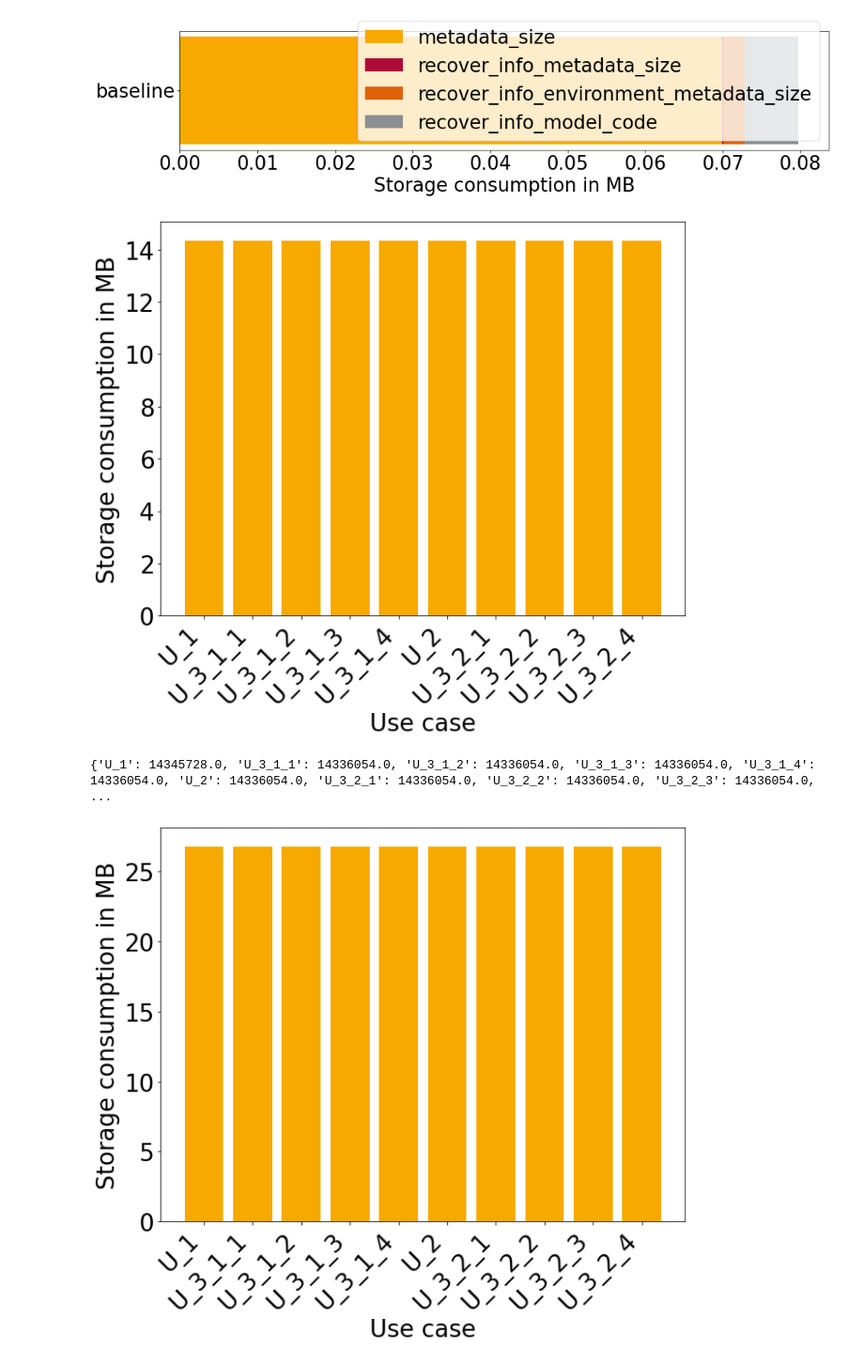
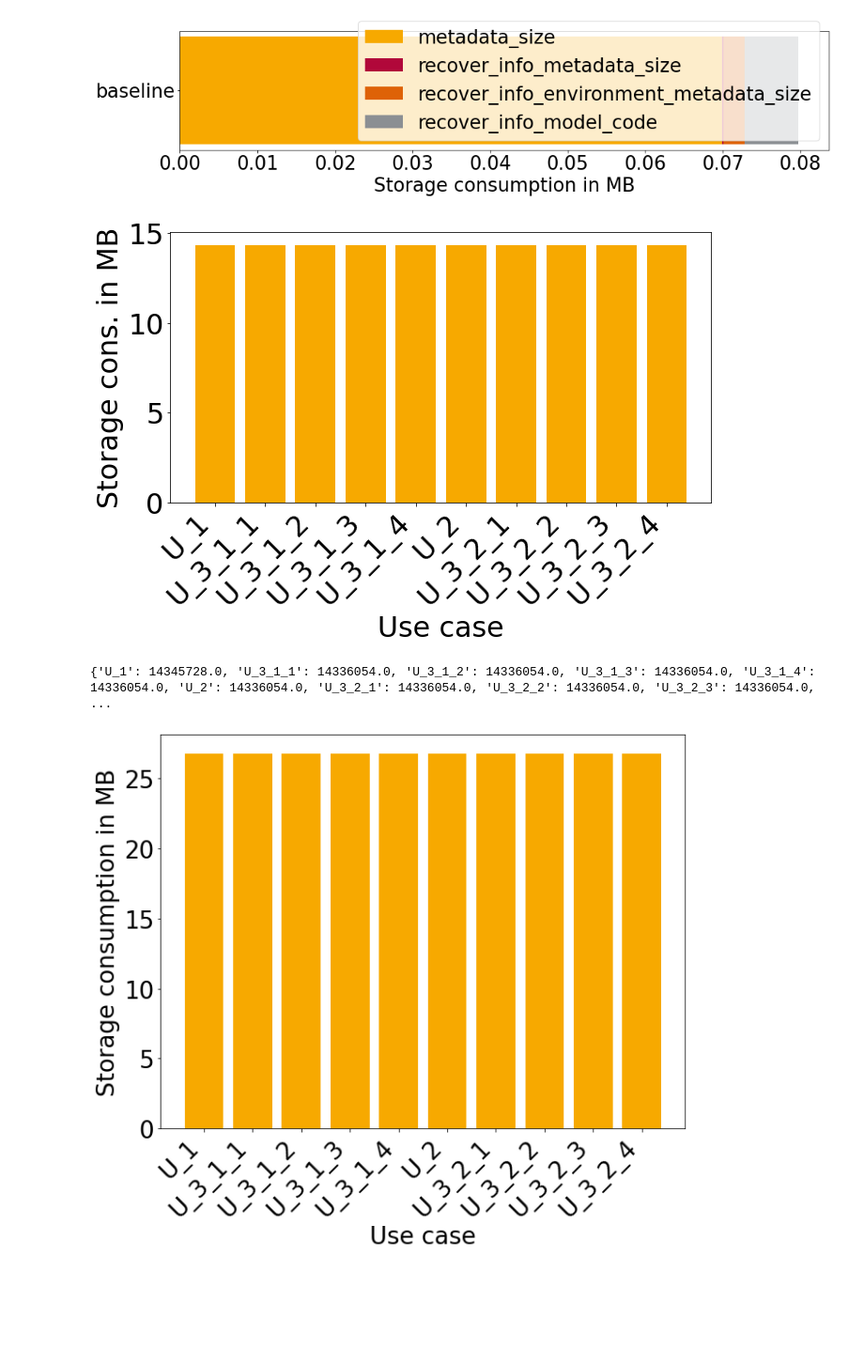
Before and after one commit to slin96/master-thesis, a Jupyter notebook: experiments/plots/storage_consumption.ipynb, the cells around one changed output. Shown at 94% size. Drawn from its saved outputs; the diff is of its cells as text; code cells hidden in the pictures; blank space fills up the shorter version.

Commit message:
imporved legend

```diff
--- a/experiments/plots/storage_consumption.ipynb
+++ b/experiments/plots/storage_consumption.ipynb
@@ -41,12 +41,17 @@ for f in server_files_and_meta:
     f[0].update({CONSUMPTIONS: consumptions, TOTAL_CONSUMPTIONS: total_consumptions})
     storage_meta.append(f[0])
 # %%
-def plot_single_storage_consumption(meta, save_path=None, ignore_use_cases=[], y_min_max=None):
+def plot_single_storage_consumption(meta, save_path=None, ignore_use_cases=[], y_min_max=None, _flat=False):
 
-    plt.rc('font', size=26)
+    plt.rc('font', size=30)
 
     fig = plt.figure()
-    fig.set_size_inches(8, 6)
+    if _flat:
+        fig.set_size_inches(8, 4)
+        y_lab = 'Storage cons. in MB'
+    else:
+        fig.set_size_inches(8, 6)
+        y_lab = 'Storage consumption in MB'
     ax = fig.add_axes([0, 0, 1, 1])
     cons = meta[TOTAL_CONSUMPTIONS]
     for uc in ignore_use_cases:
@@ -54,7 +59,7 @@ def plot_single_storage_consumption(meta, save_path=None, ignore_use_cases=[], y
     use_cases = list(cons.keys())
     values = [c * 10 ** -6 for c in list(cons.values())]  # byte -> MB
     ax.bar(use_cases, values, color=HPI_LIGHT_ORANGE)
-    ax.set_ylabel('Storage consumption in MB')
+    ax.set_ylabel(y_lab)
     ax.set_xlabel('Use case')
     plt.xticks(rotation=45, ha='right')
     if y_min_max:
@@ -69,9 +74,9 @@ def plot_single_storage_consumption(meta, save_path=None, ignore_use_cases=[], y
     print(cons)
 
 
-def plot_median_storage_consumption(metas, save_path=None, ignore_use_cases=[], y_min_max=None):
+def plot_median_storage_consumption(metas, save_path=None, ignore_use_cases=[], y_min_max=None, _flat=False):
     agg = aggregate_fields(metas, aggregate='median', field_key=TOTAL_CONSUMPTIONS)
-    plot_single_storage_consumption(agg, save_path, ignore_use_cases, y_min_max)
+    plot_single_storage_consumption(agg, save_path, ignore_use_cases, y_min_max, _flat)
 # %%
 #################################
 # Plots for baseline approach
@@ -233,9 +240,9 @@ plot_abs_storage_dist(flats, save_path='./saved-plots/baseline/mobilenet-meta-st
 # I THINK I HAVE SEEN something like dropout or so
 # %%
 metas = filter_meta(storage_meta, model=MOBILENET, approach=PARAM_UPDATE, snapshot_type=VERSION, snapshot_dist='food')
-plot_median_storage_consumption(metas, save_path='./saved-plots/param-update/median-storage-mobilenet-version-food')
+plot_median_storage_consumption(metas, save_path='./saved-plots/param-update/median-storage-mobilenet-version-food', _flat=True)
 # %% [output]
-[figure, old version]
+[figure, new version]
 {'U_1': 14345728.0, 'U_3_1_1': 14336054.0, 'U_3_1_2': 14336054.0, 'U_3_1_3': 14336054.0, 'U_3_1_4': 14336054.0, 'U_2': 14336054.0, 'U_3_2_1': 14336054.0, 'U_3_2_2': 14336054.0, 'U_3_2_3': 14336054.0,  ...
 # %%
 metas = filter_meta(storage_meta, model=GOOGLENET, approach=PARAM_UPDATE, snapshot_type=VERSION, snapshot_dist='food')
```
Also changed, not shown: parts of 18 cells of this notebook, 1 other file.
